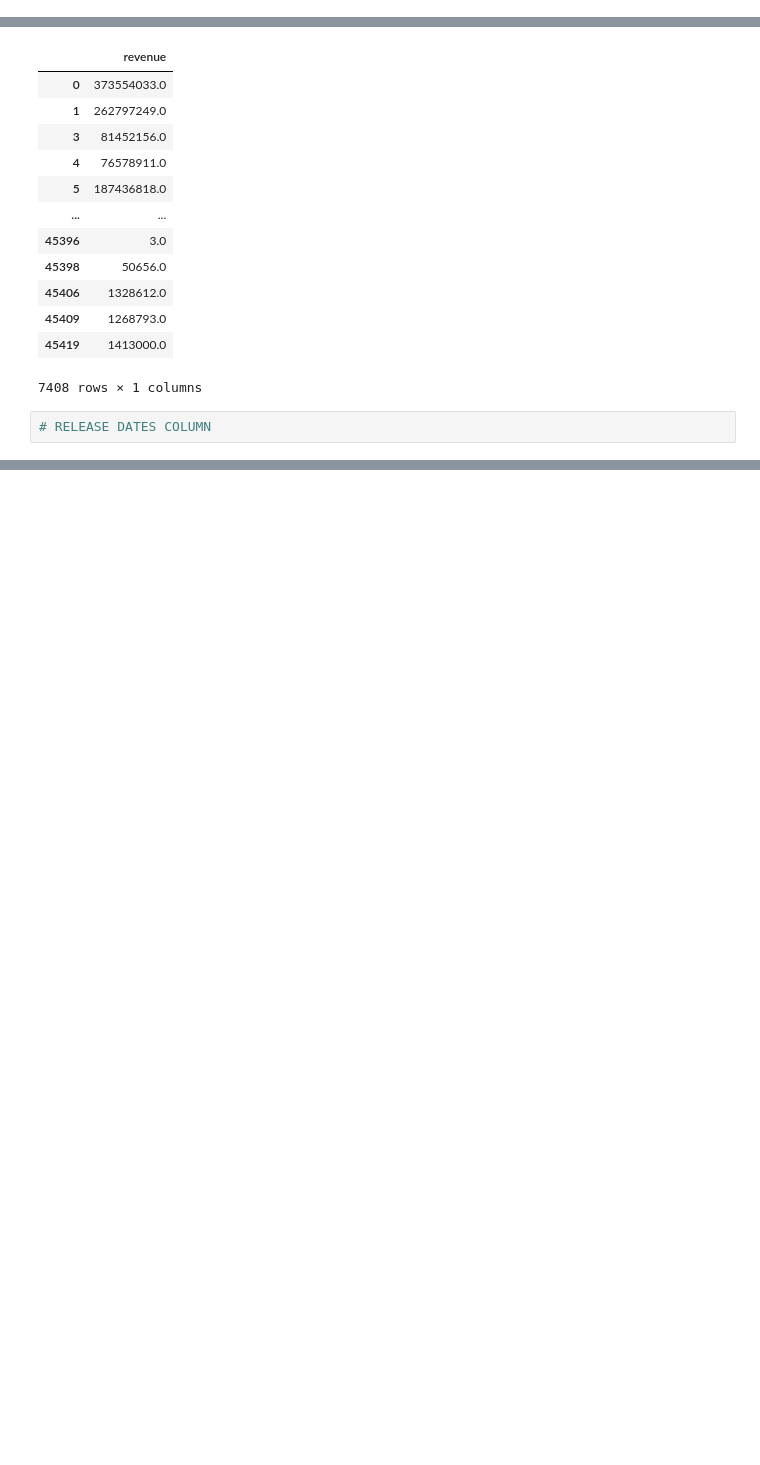
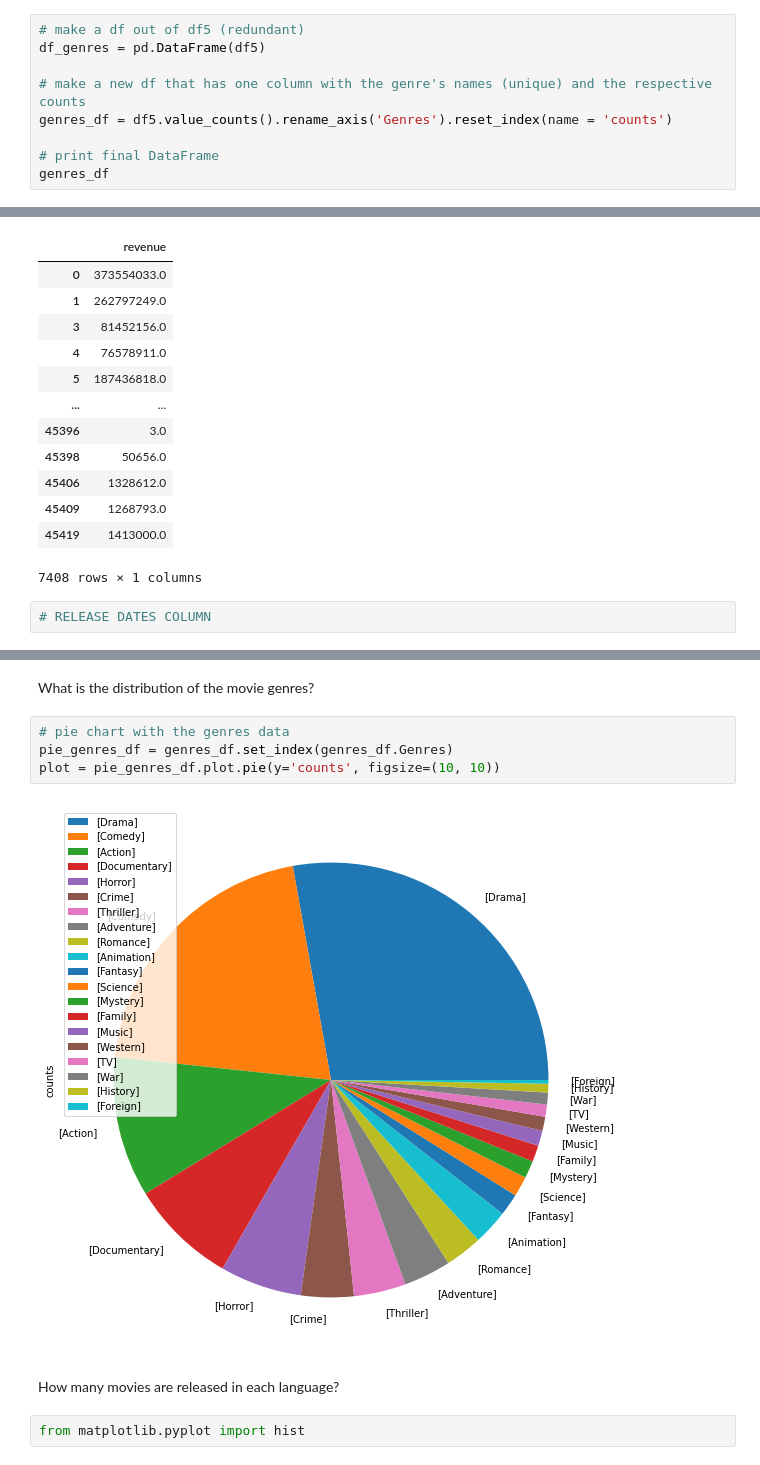
Before and after one commit to cleziac/Programming-Project, a Jupyter notebook: ds_programming_project.ipynb, the cells around one changed output, grey strips where cells are left out. Drawn from its saved outputs; the diff is of its cells as text; blank space fills up the shorter version.

```diff
--- a/ds_programming_project.ipynb
+++ b/ds_programming_project.ipynb
@@ -206,0 +206,9 @@ new
+# %%
+# make a df out of df5 (redundant)
+df_genres = pd.DataFrame(df5)
+
+# make a new df that has one column with the genre's names (unique) and the respective counts
+genres_df = df5.value_counts().rename_axis('Genres').reset_index(name = 'counts')
+
+# print final DataFrame
+genres_df
@@ -304,0 +365,12 @@ mv_per_year
+# %% [markdown]
+What is the distribution of the movie genres?
+# %%
+# pie chart with the genres data
+pie_genres_df = genres_df.set_index(genres_df.Genres)
+plot = pie_genres_df.plot.pie(y='counts', figsize=(10, 10))
+# %% [output]
+[figure, added]
+# %% [markdown]
+How many movies are released in each language?
+# %%
+from matplotlib.pyplot import hist
```
Also changed, not shown: parts of 18 cells of this notebook.
